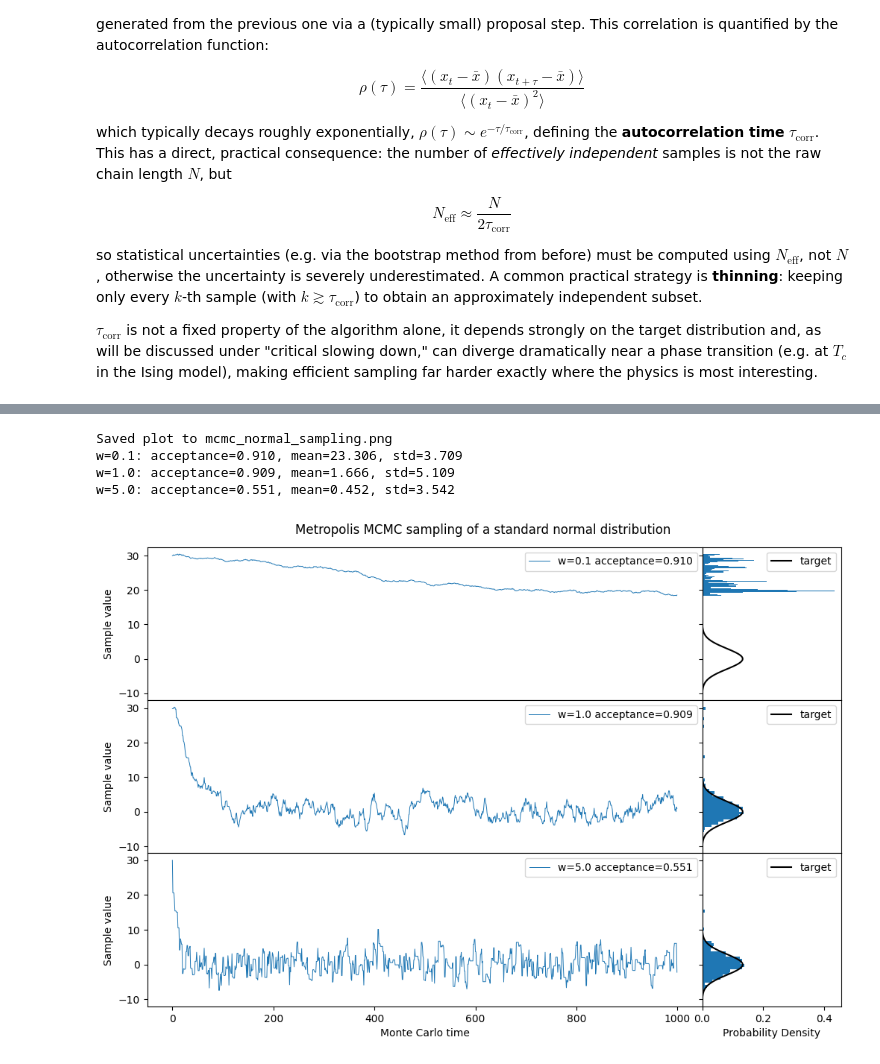
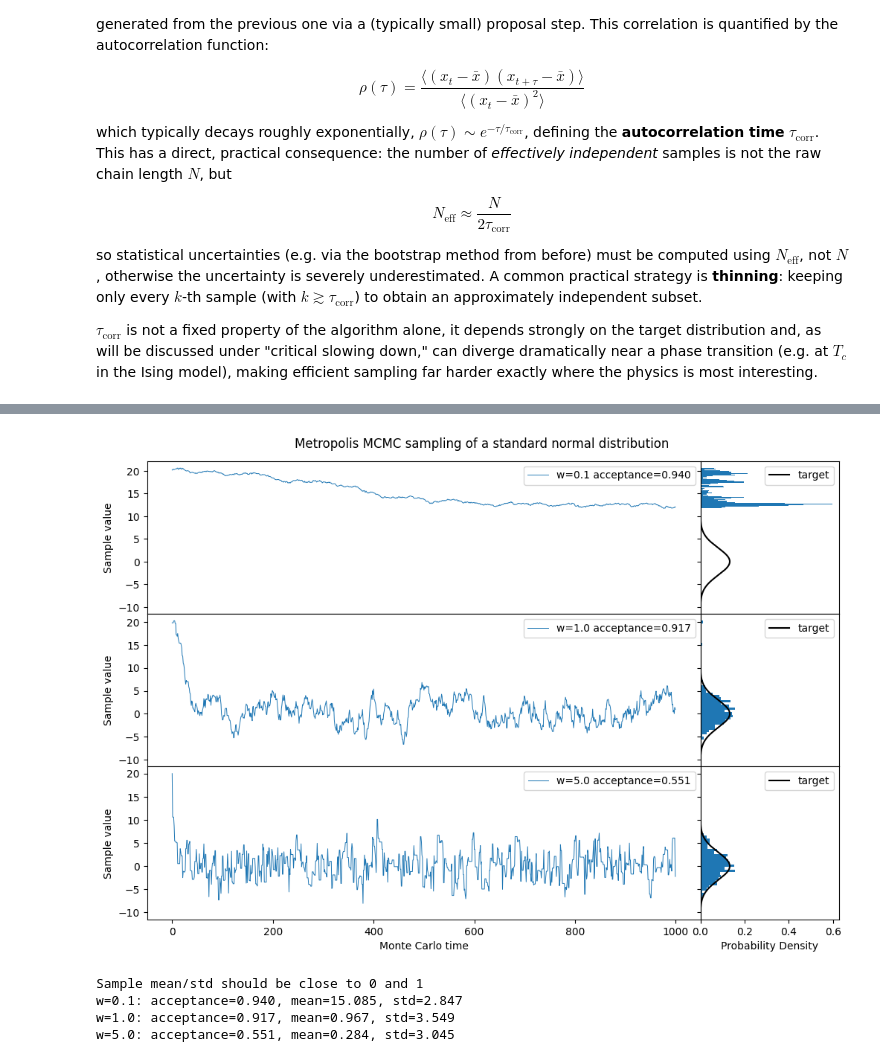
Before and after one commit to JanAHLBORN/Neural-network-theory-and-experimentation, a Jupyter notebook: MarkovChainMonteCarlo.ipynb, the cells around one changed output, grey strips where cells are left out. Drawn from its saved outputs; the diff is of its cells as text; code cells hidden in the pictures.

Commit message:
autocorrelation and MCMC

```diff
--- a/MarkovChainMonteCarlo.ipynb
+++ b/MarkovChainMonteCarlo.ipynb
@@ -361,14 +385,14 @@ $$
 # %%
 from dataclasses import dataclass
-
 import numpy as np
 import matplotlib.pyplot as plt
 from scipy.stats import norm
 
+# Guarantee reproducibility
 np.random.seed(0)
 
 # ---------------------------------------------------------------------------
-# 1. Target distribution: standard normal N(0, 1).
+#    Target distribution: standard normal N(0, 1).
 #    We only need to evaluate the (unnormalized) density pointwise -- the
 #    Metropolis algorithm never needs the normalization constant.
 # ---------------------------------------------------------------------------
@@ -378,7 +402,7 @@ def target(x):
 
 
 # ---------------------------------------------------------------------------
-# 2. A small container to hold the results of one MCMC run: the sample
+#    A small container to hold the results of one MCMC run: the sample
 #    trace itself, and a boolean array recording whether each proposal
 #    was accepted (used to compute the acceptance rate).
 # ---------------------------------------------------------------------------
@@ -388,110 +412,99 @@ class Chain:
     accepted: np.ndarray    # True/False: was the proposal accepted at that step?
 
 
-def metropolis_sampler(target_pdf, n_steps, step_size, x0=30.0):
+def metropolis_sampler(target_pdf:callable,  # Function returning the target density at x
+                       n_steps:int,          # Standard deviation of the Gaussian proposal distribution
+                       step_size:float,      # Number of MCMC steps to run
+                       x0:float,        # Starting point of the chain
+                       ):
     """
     Random-walk Metropolis sampler for a 1D target distribution.
-
-    Parameters
-    ----------
-    target_pdf : callable
-        Function returning the (possibly unnormalized) target density at x.
-    n_steps : int
-        Number of MCMC steps to run.
-    step_size : float
-        Standard deviation of the Gaussian proposal distribution.
-        This is the "w" (proposal width) referenced in the plot legend.
-    x0 : float
-        Starting point of the chain.
-
-    Returns
-    -------
-    Chain
-        Object holding the sample trace and per-step acceptance record.
+    Returns: Chain Object holding the sample trace and per-step acceptance record.
     """
+    # Generate empty lists for storage
     samples = np.empty(n_steps)
     accepted = np.empty(n_steps, dtype=bool)
-
+    # Set first step in the chain to starting point
     x_current = x0
     p_current = target_pdf(x_current)
 
+    # Start MH-algorithm
     for t in range(n_steps):
-        # Propose a new candidate via a symmetric Gaussian random walk step.
-        # Because the proposal is symmetric, q(x'|x) = q(x|x'), so it cancels
-        # out of the acceptance ratio (this is the plain Metropolis rule).
+        # Propose a new candidate via a symmetric Gaussian random walk step
         x_candidate = x_current + np.random.normal(0.0, step_size)
         p_candidate = target_pdf(x_candidate)
-
         # Metropolis acceptance ratio: alpha = min(1, p(x') / p(x))
         alpha = min(1.0, p_candidate / p_current)
-
+        # Accept reject step
         if np.random.uniform(0.0, 1.0) <= alpha:
-            # Accept: move to the candidate state.
+            # Accept: move to the candidate state
             x_current, p_current = x_candidate, p_candidate
             accepted[t] = True
         else:
-            # Reject: stay at the current state (it is recorded again).
+            # Reject: stay at the current state (it is recorded again)
             accepted[t] = False
 
         samples[t] = x_current
 
     return Chain(samples=samples, accepted=accepted)
+    # This is equivalent to return (samples, accepted), but we avoid using indexing later on with a class
 
 
 # ---------------------------------------------------------------------------
-# 3. Run the sampler for a few different proposal step sizes `w`.
+#    Run the sampler for a few different proposal step sizes w.
 #    Small w -> high acceptance but slow exploration (strongly correlated
 #    samples). Large w -> many rejected proposals, chain gets "stuck".
 #    A well-tuned w lies somewhere in between.
 # ---------------------------------------------------------------------------
-N_STEPS = 1_000
+N_STEPS = 10**3
 step_sizes = [0.1, 1.0, 5.0]   # "too small", "well-tuned", "too large"
+x0 = 20
 
 chains = {
-    w: metropolis_sampler(target, n_steps=N_STEPS, step_size=w)
+    w: metropolis_sampler(target, n_steps=N_STEPS, step_size=w, x0=x0)
     for w in step_sizes
 }
 
 # ---------------------------------------------------------------------------
-# 4. Plot: one row per chain (step size), trace on the left, histogram of
+#    Plot: one row per chain (step size), trace on the left, histogram of
 #    samples vs. the true target density on the right.
 # ---------------------------------------------------------------------------
 fig, ax = plt.subplots(
     3, 2,
     gridspec_kw={'width_ratios': [4, 1], 'wspace': 0, 'hspace': 0},
     sharey='row', sharex='col',
     figsize=(12, 8),
 )
 
 x_grid = np.linspace(-10, 10, 1000)  # grid for plotting the true target density
 
 for a, (w, chain) in zip(ax, chains.items()):
     acceptance = chain.accepted.mean()   # fraction of proposals accepted
 
     # Left panel: trace plot (how the sampled value evolves over MC time)
     a[0].plot(chain.samples, label=f'{w=} {acceptance=:0.3f}', linewidth=0.7)
     a[0].legend(loc='upper right')
     a[0].set_ylabel('Sample value')
     a[0].set_xlabel('Monte Carlo time')
 
     # Right panel: histogram of the samples (rotated to match the shared
     # y-axis with the trace plot), overlaid with the true target density
     a[1].hist(chain.samples, bins=50, orientation='horizontal', density=True)
     a[1].plot(target(x_grid), x_grid, color='black', label='target')
     a[1].set_xlabel('Probability Density')
     a[1].legend(loc='upper right')
 
 fig.suptitle('Metropolis MCMC sampling of a standard normal distribution', y=0.92)
-plt.savefig('mcmc_normal_sampling.png', dpi=150, bbox_inches='tight')
-print("Saved plot to mcmc_normal_sampling.png")
+plt.show()
 
-# Quick sanity check: sample mean/std should be close to 0 and 1
+# Quick sanity check
+print("Sample mean/std should be close to 0 and 1")
 for w, chain in chains.items():
     print(f"w={w}: acceptance={chain.accepted.mean():.3f}, "
           f"mean={chain.samples.mean():.3f}, std={chain.samples.std():.3f}")
 # %% [output]
+[figure, new version]
-Saved plot to mcmc_normal_sampling.png
-w=0.1: acceptance=0.910, mean=23.306, std=3.709
-w=1.0: acceptance=0.909, mean=1.666, std=5.109
-w=5.0: acceptance=0.551, mean=0.452, std=3.542
+Sample mean/std should be close to 0 and 1
+w=0.1: acceptance=0.940, mean=15.085, std=2.847
+w=1.0: acceptance=0.917, mean=0.967, std=3.549
+w=5.0: acceptance=0.551, mean=0.284, std=3.045
-[figure, old version]
```
Also changed, not shown: parts of 9 cells of this notebook, 1 other file.
